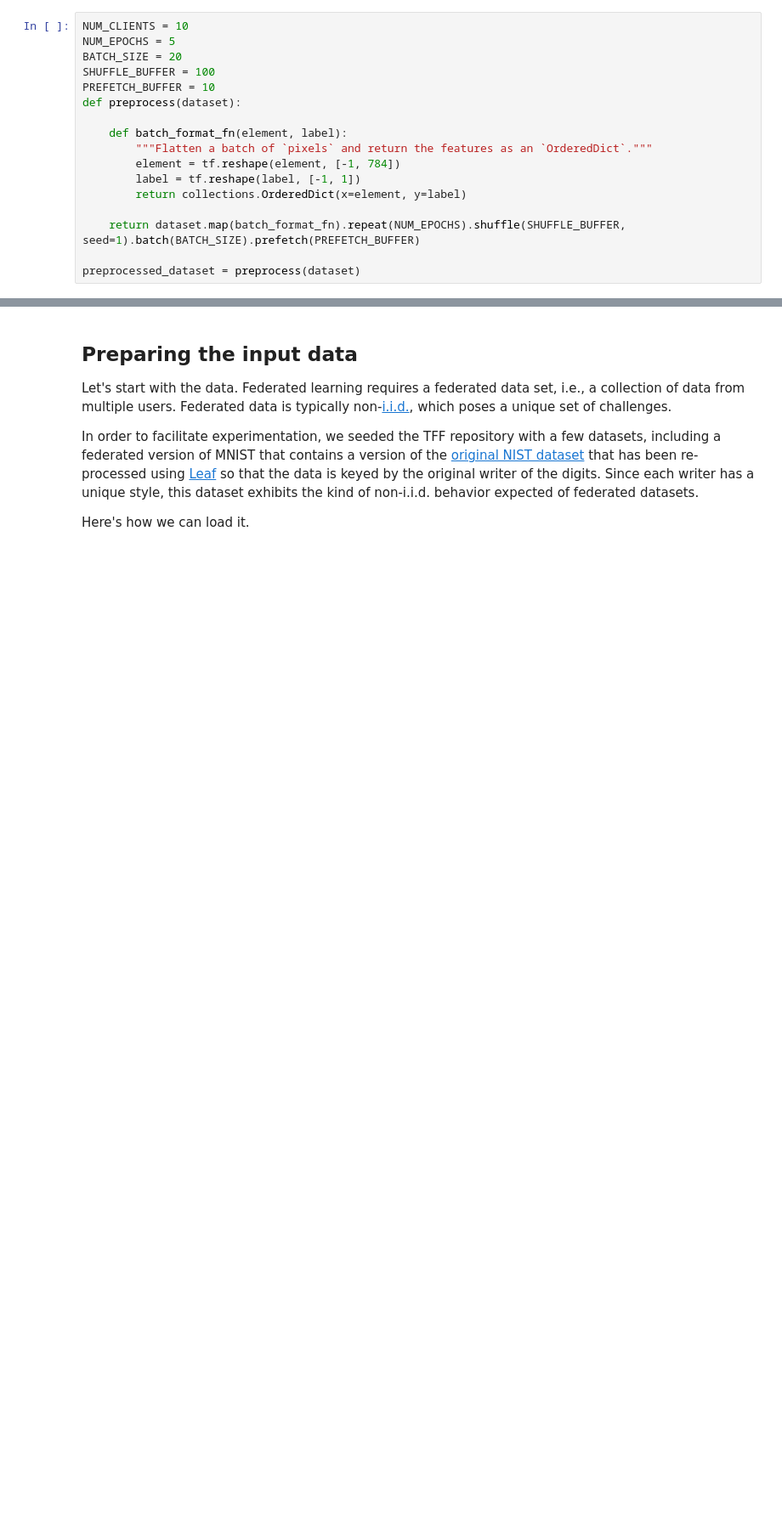
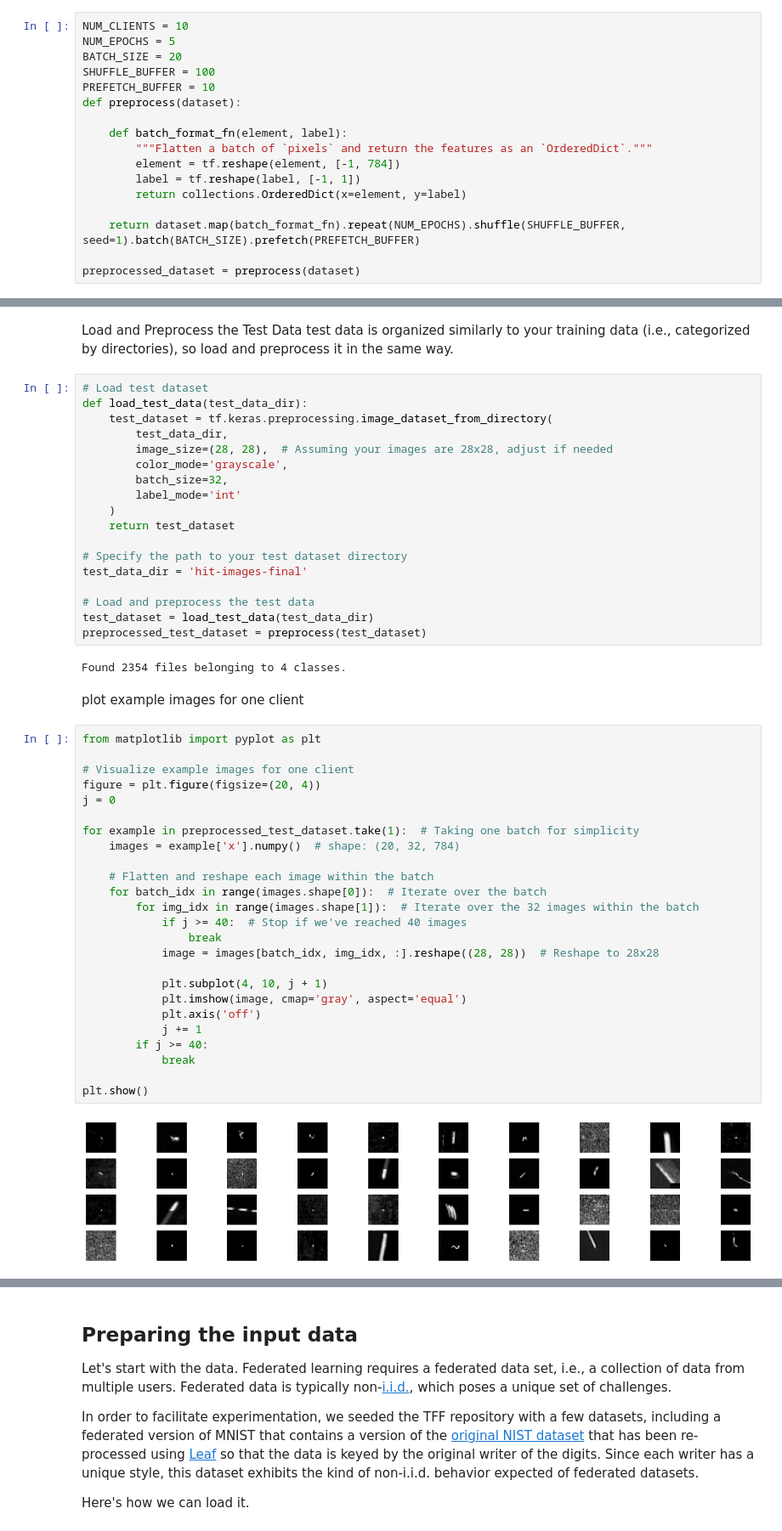
Before and after one commit to carlynlee/FLSim, a Jupyter notebook: docs/tutorials/federated_learning_for_image_classification.ipynb, the cells around one changed output, grey strips where cells are left out. Shown at 85% size. Drawn from its saved outputs; the diff is of its cells as text; blank space fills up the shorter version.

```diff
--- a/docs/tutorials/federated_learning_for_image_classification.ipynb
+++ b/docs/tutorials/federated_learning_for_image_classification.ipynb
@@ -122,0 +190,52 @@ preprocessed_dataset = preprocess(dataset)
+# %% [markdown]
+ Load and Preprocess the Test Data
+test data is organized similarly to your training data (i.e., categorized by directories), so load and preprocess it in the same way.
+# %%
+# Load test dataset
+def load_test_data(test_data_dir):
+    test_dataset = tf.keras.preprocessing.image_dataset_from_directory(
+        test_data_dir,
+        image_size=(28, 28),  # Assuming your images are 28x28, adjust if needed
+        color_mode='grayscale',
+        batch_size=32,
+        label_mode='int'
+    )
+    return test_dataset
+
+# Specify the path to your test dataset directory
+test_data_dir = 'hit-images-final'
+
+# Load and preprocess the test data
+test_dataset = load_test_data(test_data_dir)
+preprocessed_test_dataset = preprocess(test_dataset)
+# %% [output]
+Found 2354 files belonging to 4 classes.
+# %% [markdown]
+ plot example images for one client
+# %%
+from matplotlib import pyplot as plt
+
+# Visualize example images for one client
+figure = plt.figure(figsize=(20, 4))
+j = 0
+
+for example in preprocessed_test_dataset.take(1):  # Taking one batch for simplicity
+    images = example['x'].numpy()  # shape: (20, 32, 784)
+
+    # Flatten and reshape each image within the batch
+    for batch_idx in range(images.shape[0]):  # Iterate over the batch
+        for img_idx in range(images.shape[1]):  # Iterate over the 32 images within the batch
+            if j >= 40:  # Stop if we've reached 40 images
+                break
+            image = images[batch_idx, img_idx, :].reshape((28, 28))  # Reshape to 28x28
+
+            plt.subplot(4, 10, j + 1)
+            plt.imshow(image, cmap='gray', aspect='equal')
+            plt.axis('off')
+            j += 1
+        if j >= 40:
+            break
+
+plt.show()
+# %% [output]
+[figure, added]
```
Also changed, not shown: parts of 14 cells of this notebook.
